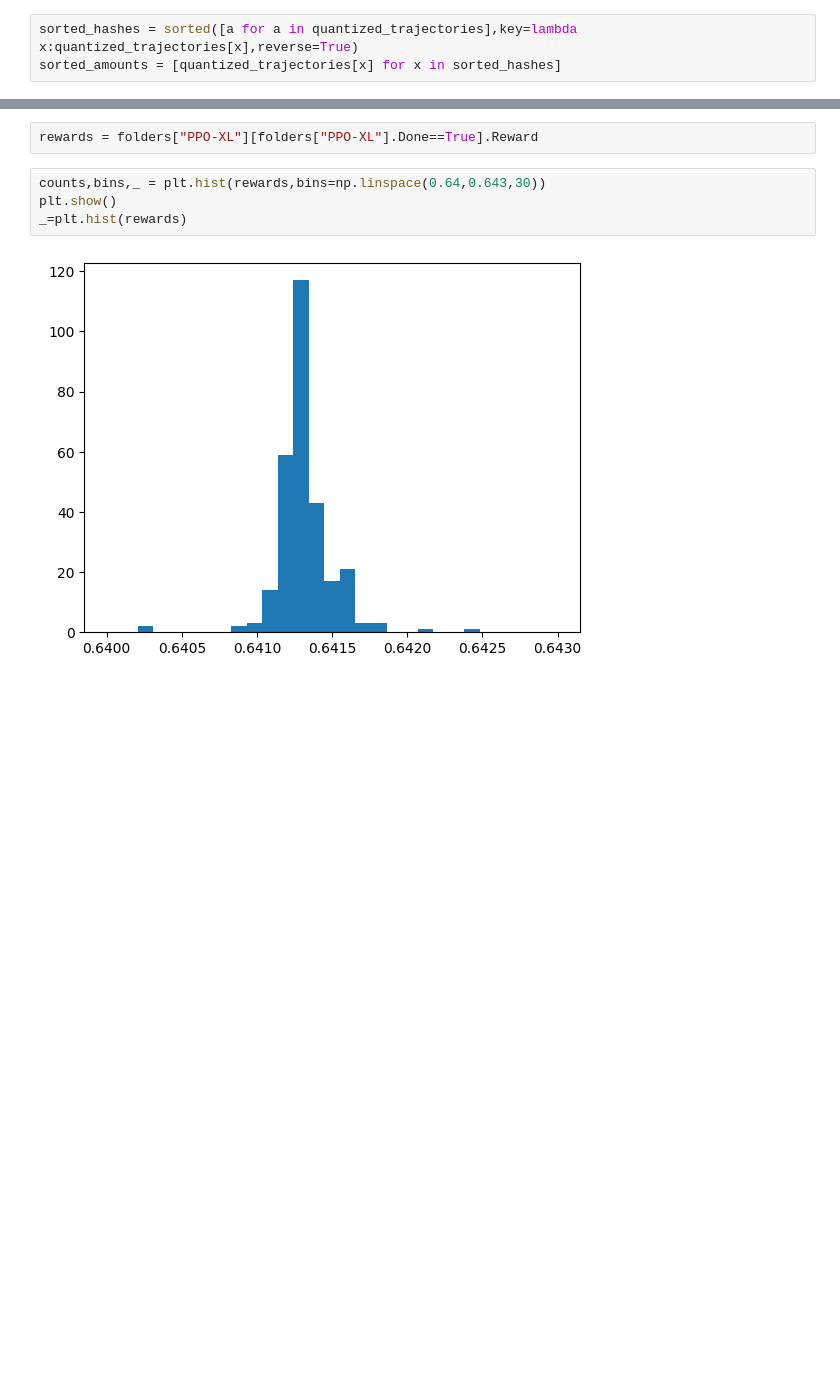
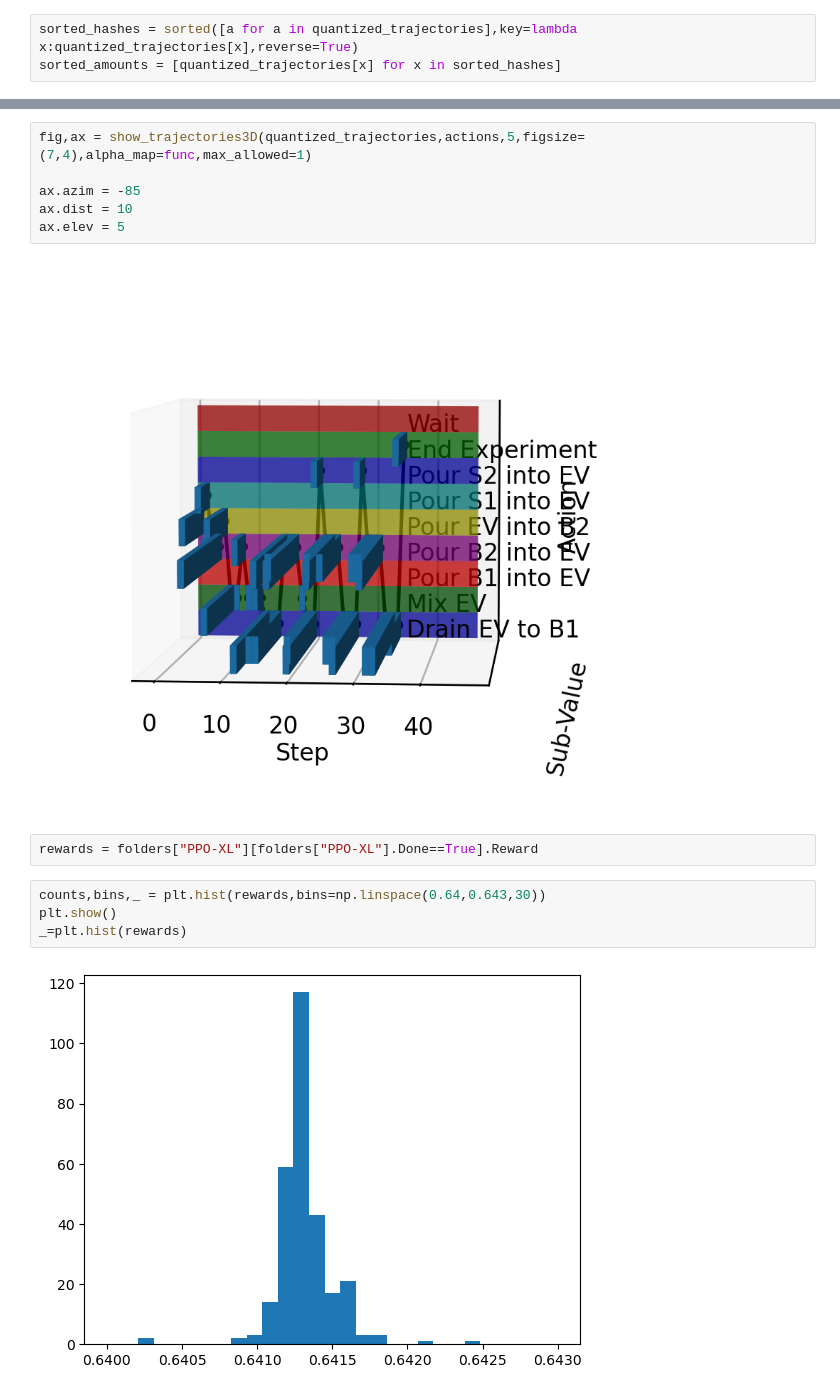
Before and after one commit to chemgymrl/chemgymrl, a Jupyter notebook: RL_rollout/Extract-Distill_Visulalization.ipynb, the cells around one changed output, grey strips where cells are left out. Saved outputs shown, nothing was run; the diff lists cells and outputs as text; blank space fills up the shorter version.

```diff
--- a/RL_rollout/Extract-Distill_Visulalization.ipynb
+++ b/RL_rollout/Extract-Distill_Visulalization.ipynb
@@ -268,3 +369,11 @@ sorted_hashes[0],sorted_amounts[0]
+# %%
+fig,ax = show_trajectories3D(quantized_trajectories,actions,5,figsize=(7,4),alpha_map=func,max_allowed=1)
+
+ax.azim = -85
+ax.dist = 10
+ax.elev = 5
+# %% [output]
+[figure, added]
 # %%
 rewards = folders["PPO-XL"][folders["PPO-XL"].Done==True].Reward
 # %%
```
Also changed, not shown: parts of 9 cells of this notebook, 2 other files.
